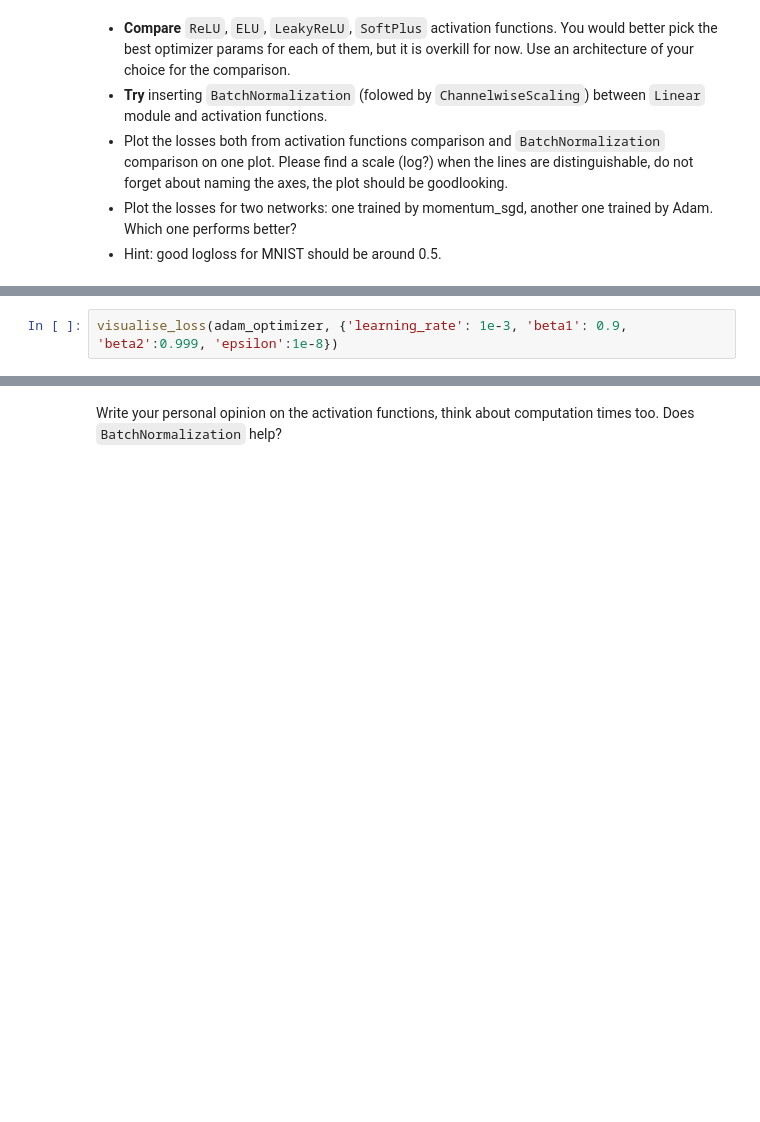
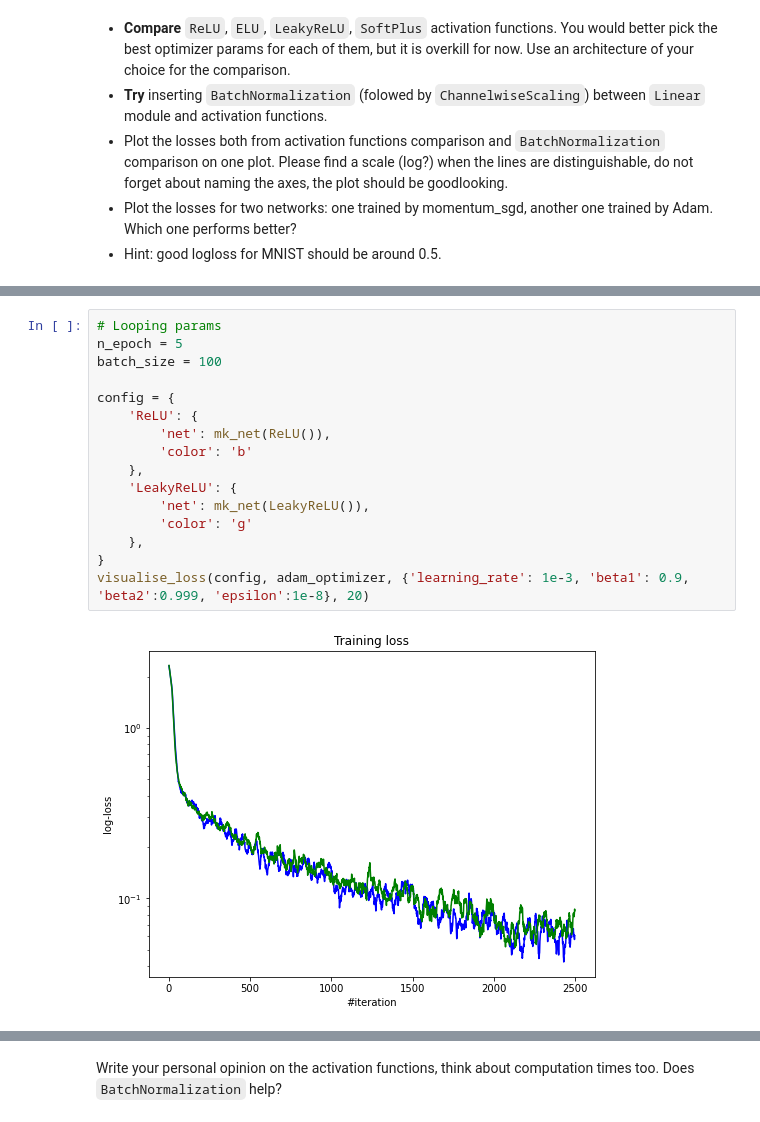
Before and after one commit to iofik/Practical_DL, a Jupyter notebook: homework01/homework_main-basic.ipynb, the cells around one changed output, grey strips where cells are left out. Cells and saved outputs as stored; diff of their text form; blank space fills up the shorter version.

```diff
--- a/homework01/homework_main-basic.ipynb
+++ b/homework01/homework_main-basic.ipynb
@@ -257,2 +285,18 @@ visualise_loss(sgd_momentum, optimizer_config)
 # %%
-visualise_loss(adam_optimizer, {'learning_rate': 1e-3, 'beta1': 0.9, 'beta2':0.999, 'epsilon':1e-8})
+# Looping params
+n_epoch = 5
+batch_size = 100
+
+config = {
+    'ReLU': {
+        'net': mk_net(ReLU()),
+        'color': 'b'
+    },
+    'LeakyReLU': {
+        'net': mk_net(LeakyReLU()),
+        'color': 'g'
+    },
+}
+visualise_loss(config, adam_optimizer, {'learning_rate': 1e-3, 'beta1': 0.9, 'beta2':0.999, 'epsilon':1e-8}, 20)
+# %% [output]
+[figure, added]
```
Also changed, not shown: parts of 6 cells of this notebook.
